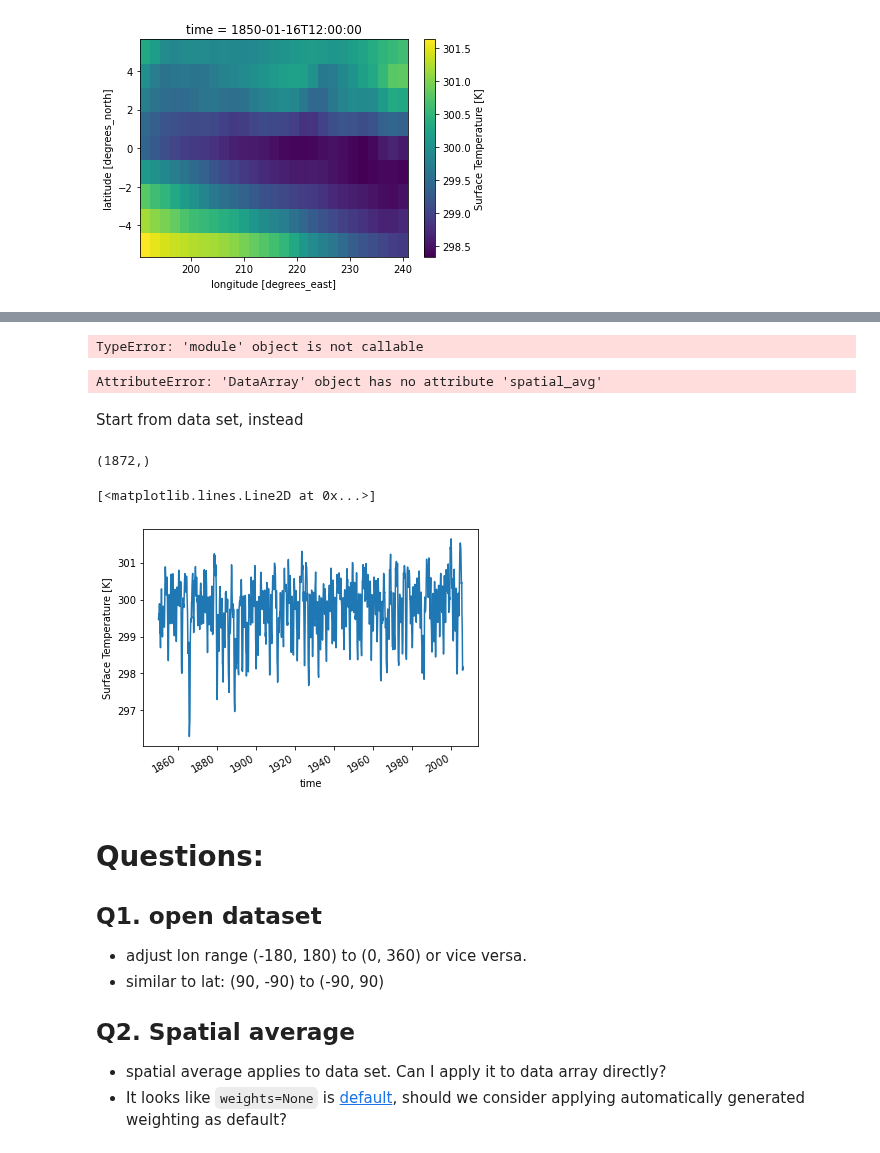
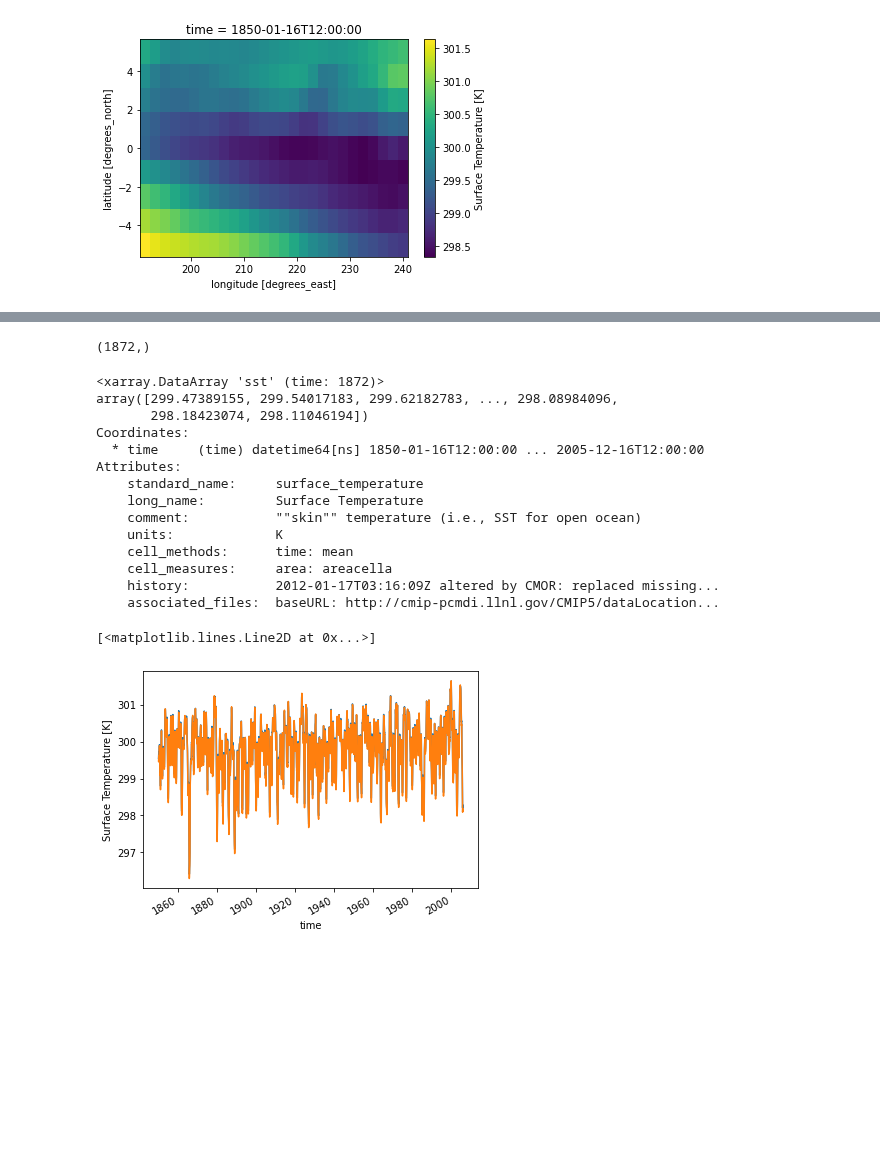
Before and after one commit to xCDAT/xcdat-validation, a Jupyter notebook: tutorials/demo_spatial_avg.ipynb, the cells around one changed output, grey strips where cells are left out. Drawn from its saved outputs; the diff is of its cells as text; code cells hidden in the pictures; blank space fills up the shorter version.

```diff
--- a/tutorials/demo_spatial_avg.ipynb
+++ b/tutorials/demo_spatial_avg.ipynb
@@ -99,0 +100,4 @@ sst.isel(time=0).plot()
+# %%
+ds['sst'] = sst
+
+ds
@@ -104,6 +124,5 @@ sst.isel(time=0).plot()
 # %%
-sst_nino34_region = sst.sel(lat=slice(-5, 5), lon=slice(190, 240))
-#sst_nino34_region = ds.ts.sel(lat=slice(-5, 5), lon=slice(-170, -120))
+ds_nino34_region = ds.sel(lat=slice(-5, 5), lon=slice(190, 240))
 
-sst_nino34_region.shape
+ds_nino34_region
 # %% [output]
@@ -119,0 +155,7 @@ Attempt to apply to data array:
+# %%
+nino34_time_series_1 = ds_nino34_region.spatial.avg(
+    "sst",
+    axis=["lat", "lon"],
+)
+
+nino34_time_series_1['sst']
@@ -120,10 +191,28 @@ Attempt to apply to data array:
 # %%
-xcdat.spatial_avg(sst_nino34_region)
+nino34_time_series_3 = ds.spatial.avg(
+    "sst",
+    axis=["lat", "lon"],
+    lat_bounds=(-5, 5),
+    lon_bounds=(190, 240)
+    #lon_bounds=(-170, -120))["ts"]
+)
+
+print(nino34_time_series_3.sst.shape)
+
+nino34_time_series_3['sst']
 # %% [output]
-TypeError: 'module' object is not callable
+(1872,)
+<xarray.DataArray 'sst' (time: 1872)>
+array([299.47389155, 299.54017183, 299.62182783, ..., 298.08984096,
+       298.18423074, 298.11046194])
+Coordinates:
+  * time     (time) datetime64[ns] 1850-01-16T12:00:00 ... 2005-12-16T12:00:00
+Attributes:
+    standard_name:     surface_temperature
+    long_name:         Surface Temperature
+    comment:           ""skin"" temperature (i.e., SST for open ocean)
+    units:             K
+    cell_methods:      time: mean
+    cell_measures:     area: areacella
+    history:           2012-01-17T03:16:09Z altered by CMOR: replaced missing...
+    associated_files:  baseURL: http://cmip-pcmdi.llnl.gov/CMIP5/dataLocation...
-# %%
-sst_nino34_region.spatial_avg
-# %% [output]
-AttributeError: 'DataArray' object has no attribute 'spatial_avg'
-# %% [markdown]
-Start from data set, instead
@@ -135,19 +219,6 @@ nino34_time_series = ds.spatial.avg("ts", axis=["lat", "lon"],
-# %%
-nino34_time_series.shape
-# %% [output]
-(1872,)
 # %%
-nino34_time_series.plot()
+nino34_time_series_1.sst.plot()
+nino34_time_series_3.sst.plot()
 # %% [output]
 [<matplotlib.lines.Line2D at 0x...>]
-[figure, old version]
+[figure, new version]
-# %% [markdown]
-# Questions:
-
-## Q1. open dataset
-  - adjust lon range (-180, 180) to (0, 360) or vice versa.
-  - similar to lat: (90, -90) to (-90, 90)
-
-## Q2. Spatial average
-  - spatial average applies to data set. Can I apply it to data array directly?
-  - It looks like `weights=None` is [default](https://xcdat.readthedocs.io/en/latest/_modules/xcdat/spatial_avg.html#DatasetSpatialAverageAccessor.avg), should we consider applying automatically generated weighting as default?
```
Also changed, not shown: parts of 15 cells of this notebook.
